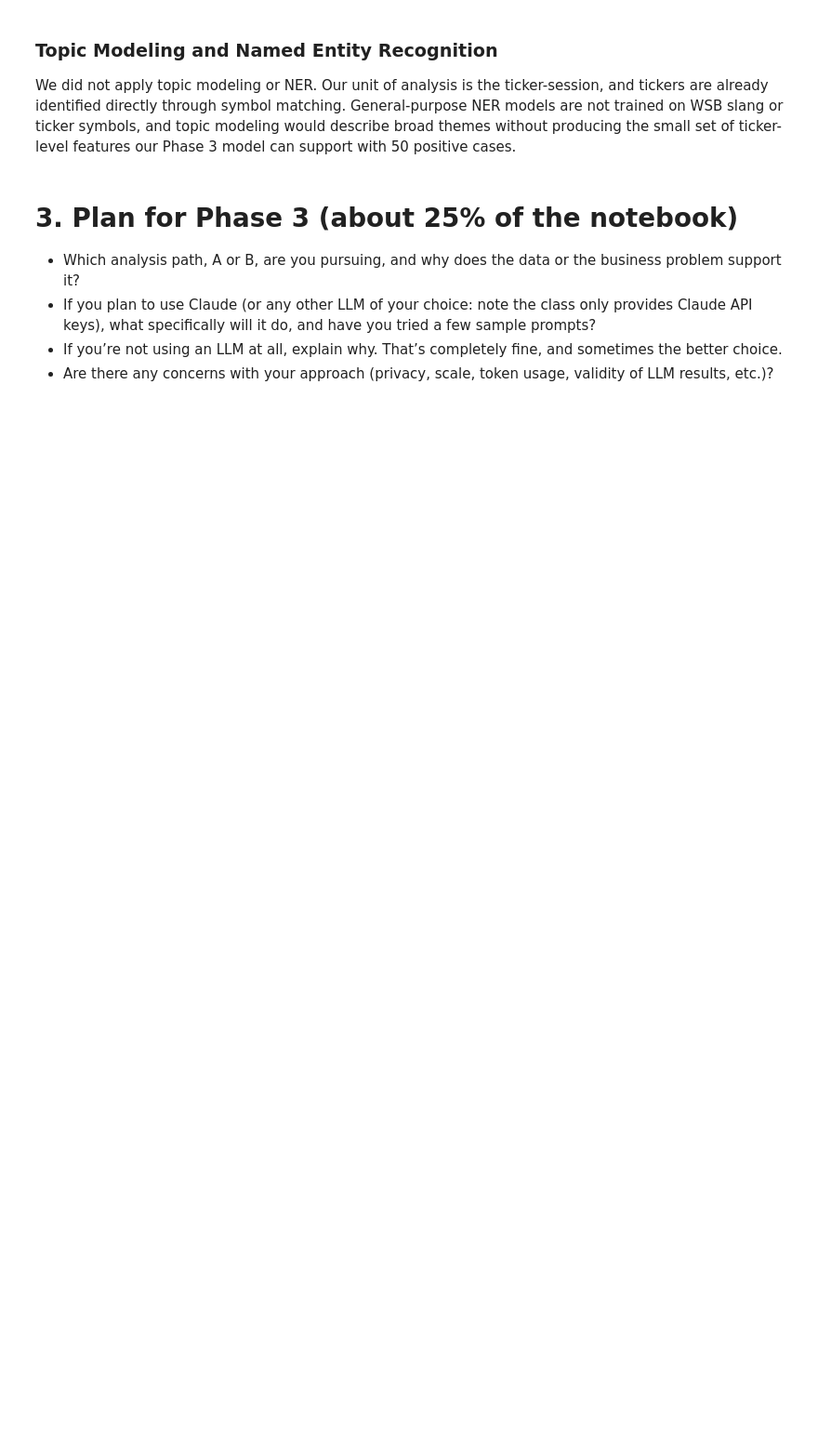
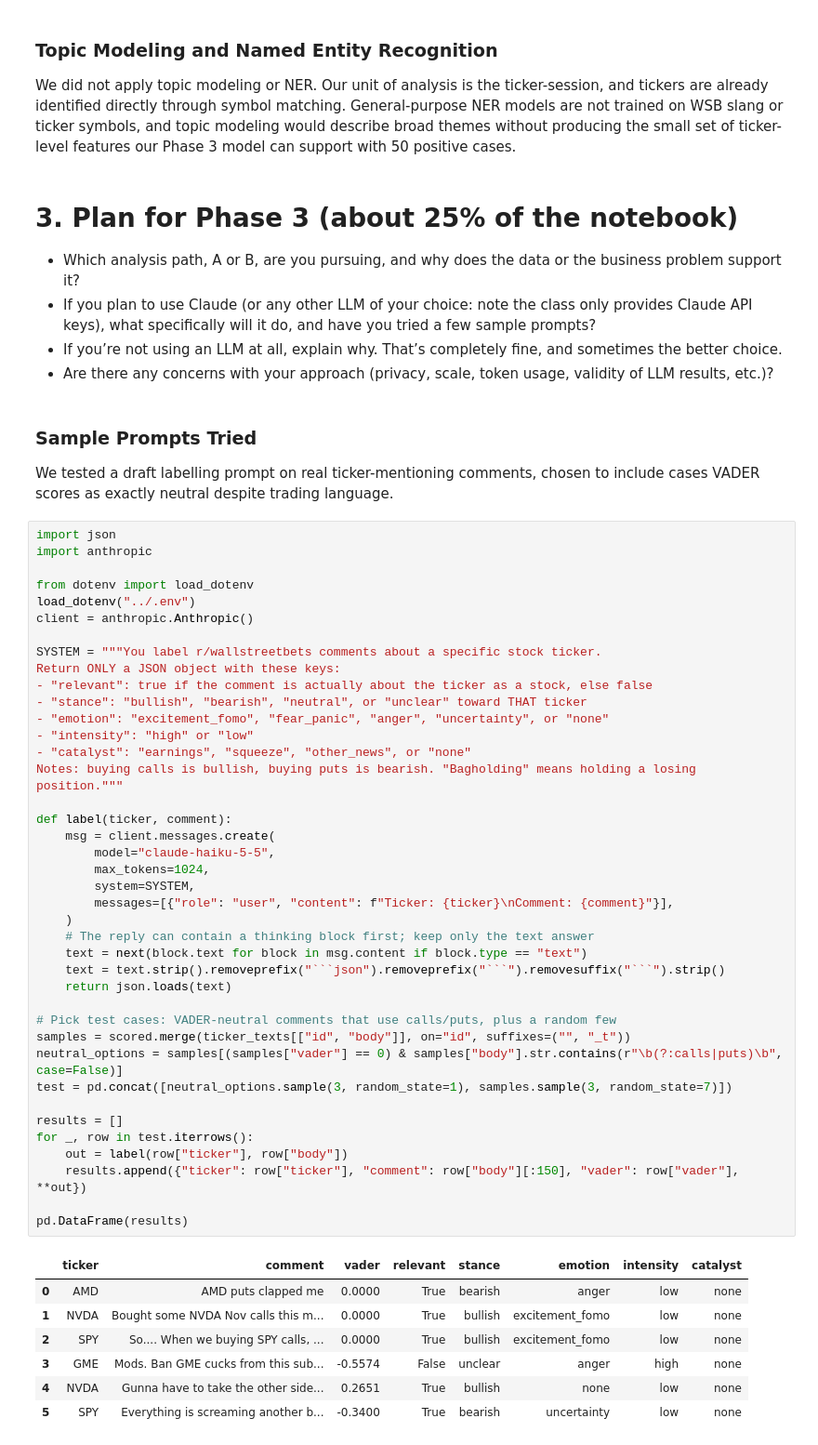
Before and after one commit to lagrenier4451/reddit-volume-forecast, a Jupyter notebook: notebooks/CDA_PhaseII_AlexToth_LucGrenier.ipynb, the cells around one changed output. Shown at 93% size. Saved outputs shown, nothing was run; the diff lists cells and outputs as text; blank space fills up the shorter version.

Commit message:
Add sentiment labelling pilot on sample comments

````diff
--- a/notebooks/CDA_PhaseII_AlexToth_LucGrenier.ipynb
+++ b/notebooks/CDA_PhaseII_AlexToth_LucGrenier.ipynb
@@ -1125,3 +1125,55 @@ We did not apply topic modeling or NER. Our unit of analysis is the ticker-sessi
 - If you plan to use Claude (or any other LLM of your choice: note the class only provides Claude API keys), what specifically will it do, and have you tried a few sample prompts?
 - If you’re not using an LLM at all, explain why. That’s completely fine, and sometimes the better choice.
 - Are there any concerns with your approach (privacy, scale, token usage, validity of LLM results, etc.)?
+# %% [markdown]
+### Sample Prompts Tried
+
+We tested a draft labelling prompt on real ticker-mentioning comments, chosen to include cases VADER scores as exactly neutral despite trading language.
+# %%
+import json
+import anthropic
+
+from dotenv import load_dotenv
+load_dotenv("../.env")
+client = anthropic.Anthropic()
+
+SYSTEM = """You label r/wallstreetbets comments about a specific stock ticker.
+Return ONLY a JSON object with these keys:
+- "relevant": true if the comment is actually about the ticker as a stock, else false
+- "stance": "bullish", "bearish", "neutral", or "unclear" toward THAT ticker
+- "emotion": "excitement_fomo", "fear_panic", "anger", "uncertainty", or "none"
+- "intensity": "high" or "low"
+- "catalyst": "earnings", "squeeze", "other_news", or "none"
+Notes: buying calls is bullish, buying puts is bearish. "Bagholding" means holding a losing position."""
+
+def label(ticker, comment):
+    msg = client.messages.create(
+        model="claude-haiku-5-5",
+        max_tokens=1024,
+        system=SYSTEM,
+        messages=[{"role": "user", "content": f"Ticker: {ticker}\nComment: {comment}"}],
+    )
+    # The reply can contain a thinking block first; keep only the text answer
+    text = next(block.text for block in msg.content if block.type == "text")
+    text = text.strip().removeprefix("```json").removeprefix("```").removesuffix("```").strip()
+    return json.loads(text)
+
+# Pick test cases: VADER-neutral comments that use calls/puts, plus a random few
+samples = scored.merge(ticker_texts[["id", "body"]], on="id", suffixes=("", "_t"))
+neutral_options = samples[(samples["vader"] == 0) & samples["body"].str.contains(r"\b(?:calls|puts)\b", case=False)]
+test = pd.concat([neutral_options.sample(3, random_state=1), samples.sample(3, random_state=7)])
+
+results = []
+for _, row in test.iterrows():
+    out = label(row["ticker"], row["body"])
+    results.append({"ticker": row["ticker"], "comment": row["body"][:150], "vader": row["vader"], **out})
+
+pd.DataFrame(results)
+# %% [output]
+|  | ticker | comment | vader | relevant | stance | emotion | intensity | catalyst |
+| 0 | AMD | AMD puts clapped me | 0.0000 | True | bearish | anger | low | none |
+| 1 | NVDA | Bought some NVDA Nov calls this m... | 0.0000 | True | bullish | excitement_fomo | low | none |
+| 2 | SPY | So.... When we buying SPY calls, ... | 0.0000 | True | bullish | excitement_fomo | low | none |
+| 3 | GME | Mods. Ban GME cucks from this sub... | -0.5574 | False | unclear | anger | high | none |
+| 4 | NVDA | Gunna have to take the other side... | 0.2651 | True | bullish | none | low | none |
+| 5 | SPY | Everything is screaming another b... | -0.3400 | True | bearish | uncertainty | low | none |
````
Also changed, not shown: parts of 6 cells of this notebook.
